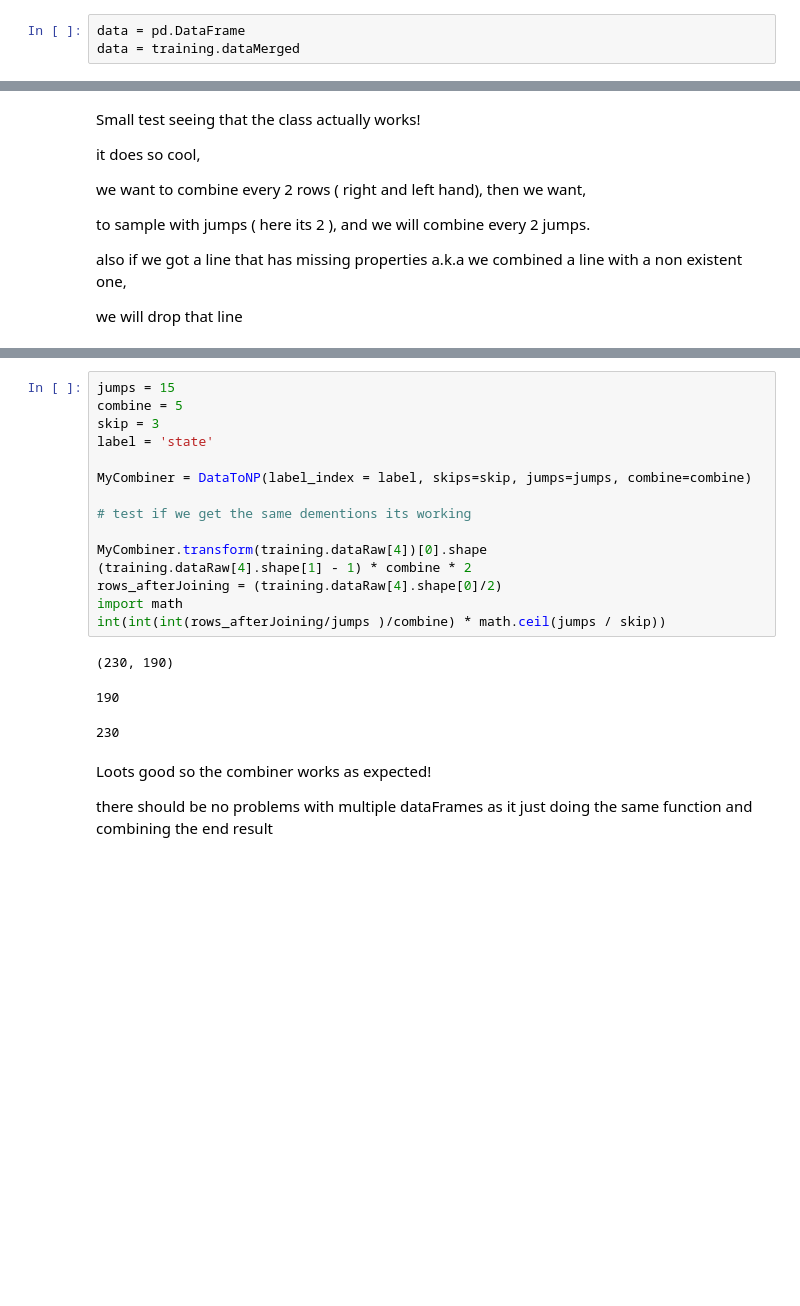
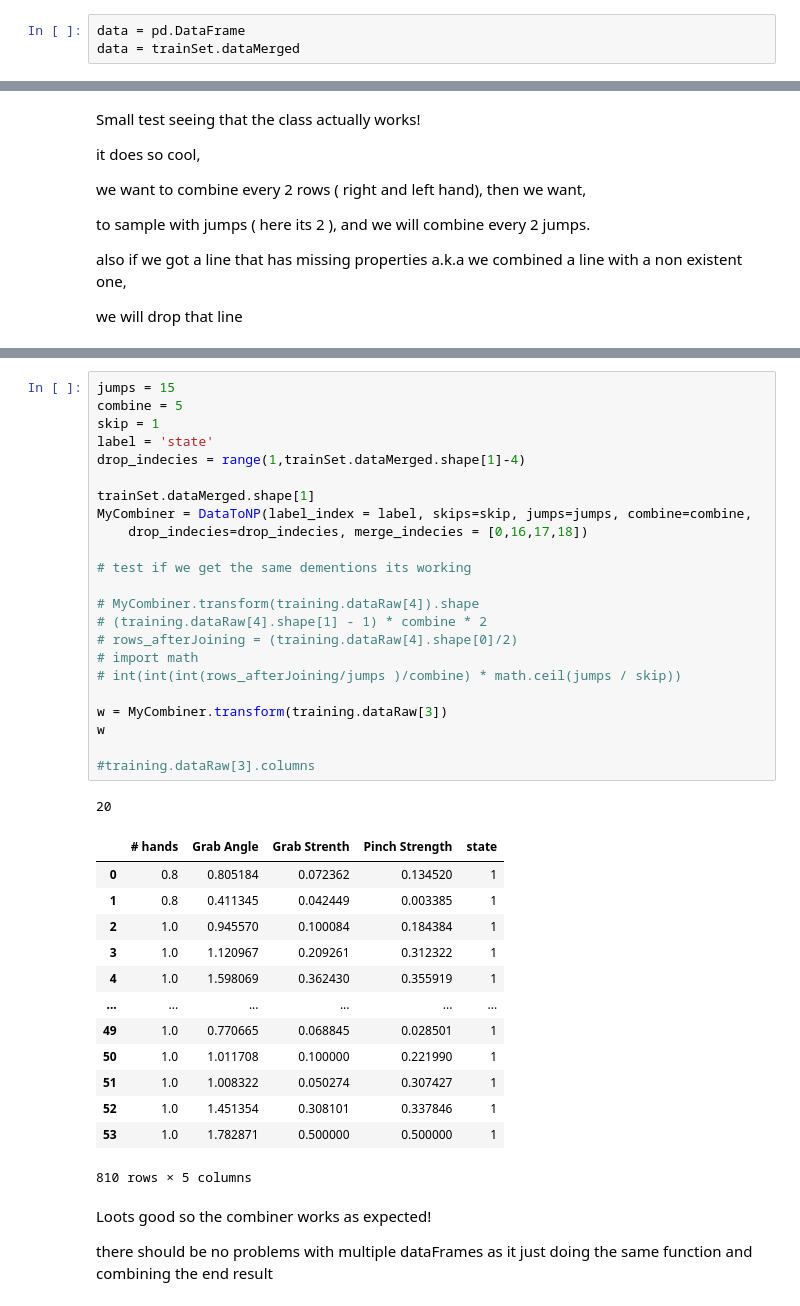
Before and after one commit to mike-tr/ML_uni_project, a Jupyter notebook: hands.ipynb, the cells around one changed output, grey strips where cells are left out. Drawn from its saved outputs; the diff is of its cells as text; blank space fills up the shorter version.

Commit message:
made changes to the 'transformer class' so it would actually work

```diff
--- a/hands.ipynb
+++ b/hands.ipynb
@@ -148,6 +147,6 @@ loaded  Unity Data\Training\Yoel Raz\Yoel636760923490742912Sync.csv 2
 # %%
 data = pd.DataFrame
-data = training.dataMerged
+data = trainSet.dataMerged
 # %% [markdown]
 dataRaw is all the daraframes that we have already setup for us, now what we need is to generate from all of this,
 
@@ -304,22 +352,41 @@ combinerTest.transform_arr(li)
 # %%
 jumps = 15
 combine = 5
-skip = 3
+skip = 1
 label = 'state'
+drop_indecies = range(1,trainSet.dataMerged.shape[1]-4)
 
-MyCombiner = DataToNP(label_index = label, skips=skip, jumps=jumps, combine=combine)
+trainSet.dataMerged.shape[1]
+MyCombiner = DataToNP(label_index = label, skips=skip, jumps=jumps, combine=combine,
+    drop_indecies=drop_indecies, merge_indecies = [0,16,17,18])
 
 # test if we get the same dementions its working
 
-MyCombiner.transform(training.dataRaw[4])[0].shape
-(training.dataRaw[4].shape[1] - 1) * combine * 2
-rows_afterJoining = (training.dataRaw[4].shape[0]/2)
-import math
-int(int(int(rows_afterJoining/jumps )/combine) * math.ceil(jumps / skip))
+# MyCombiner.transform(training.dataRaw[4]).shape
+# (training.dataRaw[4].shape[1] - 1) * combine * 2
+# rows_afterJoining = (training.dataRaw[4].shape[0]/2)
+# import math
+# int(int(int(rows_afterJoining/jumps )/combine) * math.ceil(jumps / skip))
+
+w = MyCombiner.transform(training.dataRaw[3])
+w
+
+#training.dataRaw[3].columns
 # %% [output]
-(230, 190)
+20
+|  | # hands | Grab Angle | Grab Strenth | Pinch Strength | state |
+| 0 | 0.8 | 0.805184 | 0.072362 | 0.134520 | 1 |
+| 1 | 0.8 | 0.411345 | 0.042449 | 0.003385 | 1 |
+| 2 | 1.0 | 0.945570 | 0.100084 | 0.184384 | 1 |
+| 3 | 1.0 | 1.120967 | 0.209261 | 0.312322 | 1 |
+| 4 | 1.0 | 1.598069 | 0.362430 | 0.355919 | 1 |
+| ... | ... | ... | ... | ... | ... |
+| 49 | 1.0 | 0.770665 | 0.068845 | 0.028501 | 1 |
+| 50 | 1.0 | 1.011708 | 0.100000 | 0.221990 | 1 |
+| 51 | 1.0 | 1.008322 | 0.050274 | 0.307427 | 1 |
+| 52 | 1.0 | 1.451354 | 0.308101 | 0.337846 | 1 |
+| 53 | 1.0 | 1.782871 | 0.500000 | 0.500000 | 1 |
-190
+810 rows × 5 columns
-230
 # %% [markdown]
 Loots good so the combiner works as expected!
 
```
Also changed, not shown: parts of 26 cells of this notebook, 2 other files.
